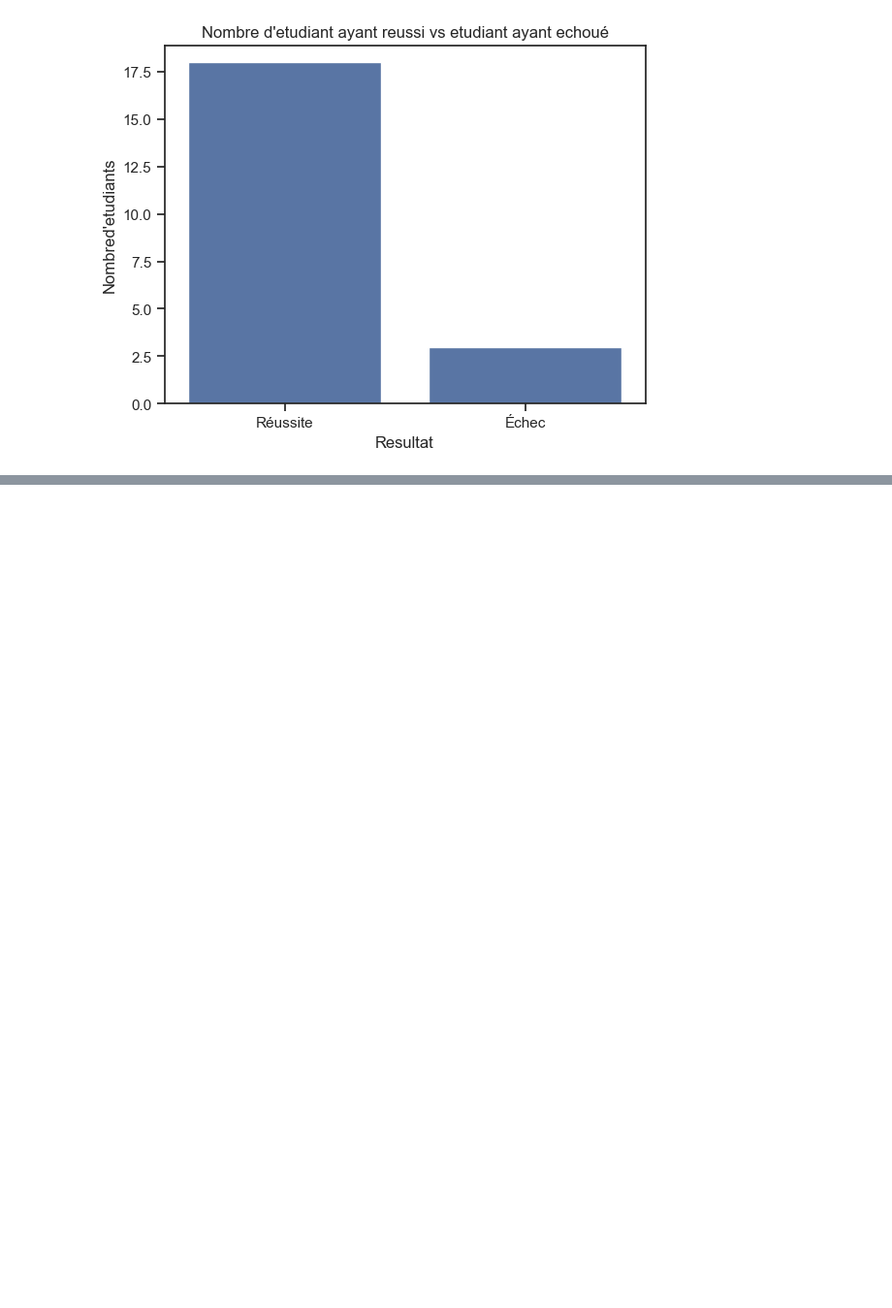
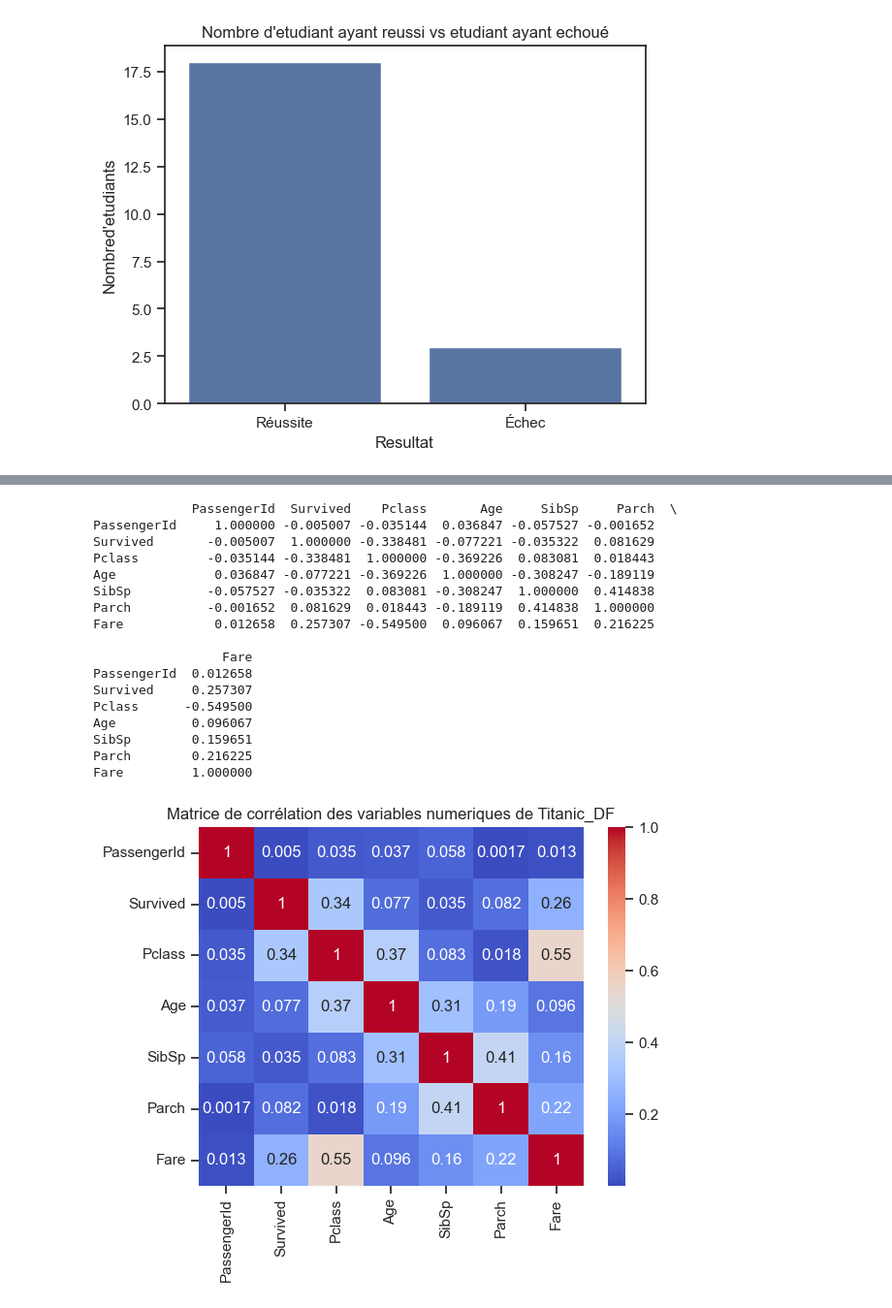
Before and after one commit to timdazayous/InitiationPython, a Jupyter notebook: Seaborn.ipynb, the cells around one changed output, grey strips where cells are left out. Shown at 97% size. Cells and saved outputs as stored; diff of their text form; code cells hidden in the pictures; blank space fills up the shorter version.

```diff
--- a/Seaborn.ipynb
+++ b/Seaborn.ipynb
@@ -84,0 +136,34 @@ Text(0, 0.5, "Nombred'etudiants")
+# %%
+# Version avec valeurs absolues perte de la direction
+# Selection des colonnes numeriques
+numerical_columns = titanic_df.select_dtypes(include=['int64', 'float64'])
+
+# Creation d'une matrice de correlation sur les valeurs numeriques (seulement les colonnes numeriques) avec Pandas, NumPy possible aussi (cf: np.corrcoef)
+correlation_matrix = numerical_columns.corr()
+# Création d'une matrice Absolue
+correlation_matrix_absolute = correlation_matrix.abs()
+print(correlation_matrix)
+
+# Visualisation avec Seaborn
+sns.heatmap(correlation_matrix_absolute, annot=True, cmap="coolwarm")
+plt.title("Matrice de corrélation des variables numeriques de Titanic_DF")
+plt.show()
+# %% [output]
+             PassengerId  Survived    Pclass       Age     SibSp     Parch  \
+PassengerId     1.000000 -0.005007 -0.035144  0.036847 -0.057527 -0.001652
+Survived       -0.005007  1.000000 -0.338481 -0.077221 -0.035322  0.081629
+Pclass         -0.035144 -0.338481  1.000000 -0.369226  0.083081  0.018443
+Age             0.036847 -0.077221 -0.369226  1.000000 -0.308247 -0.189119
+SibSp          -0.057527 -0.035322  0.083081 -0.308247  1.000000  0.414838
+Parch          -0.001652  0.081629  0.018443 -0.189119  0.414838  1.000000
+Fare            0.012658  0.257307 -0.549500  0.096067  0.159651  0.216225
+
+                 Fare
+PassengerId  0.012658
+Survived     0.257307
+Pclass      -0.549500
+Age          0.096067
+SibSp        0.159651
+Parch        0.216225
+Fare         1.000000
+[figure, added]
```
Also changed, not shown: parts of 3 cells of this notebook.
